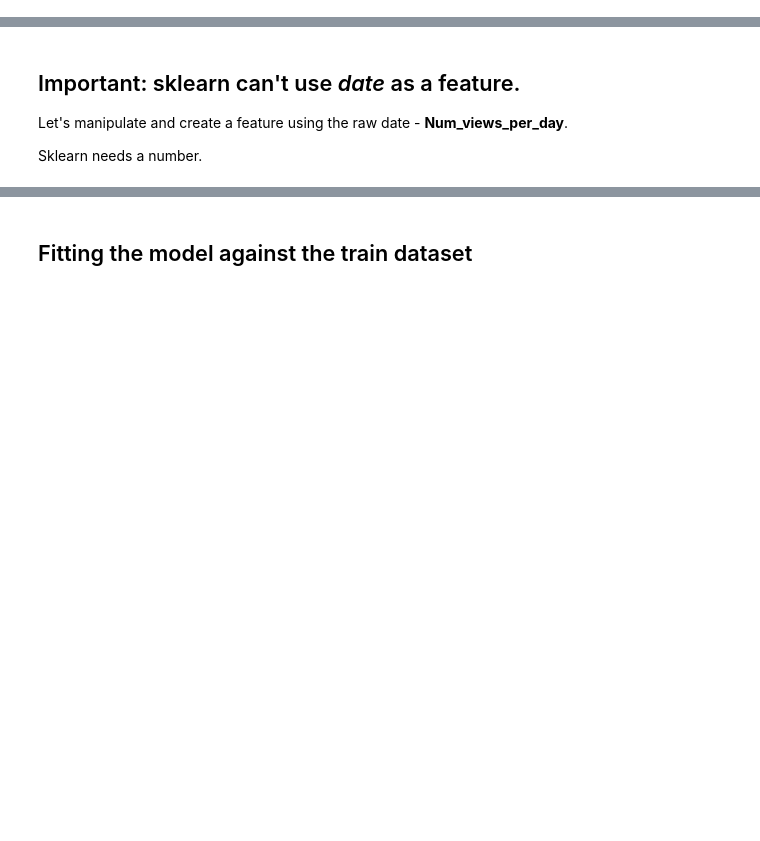
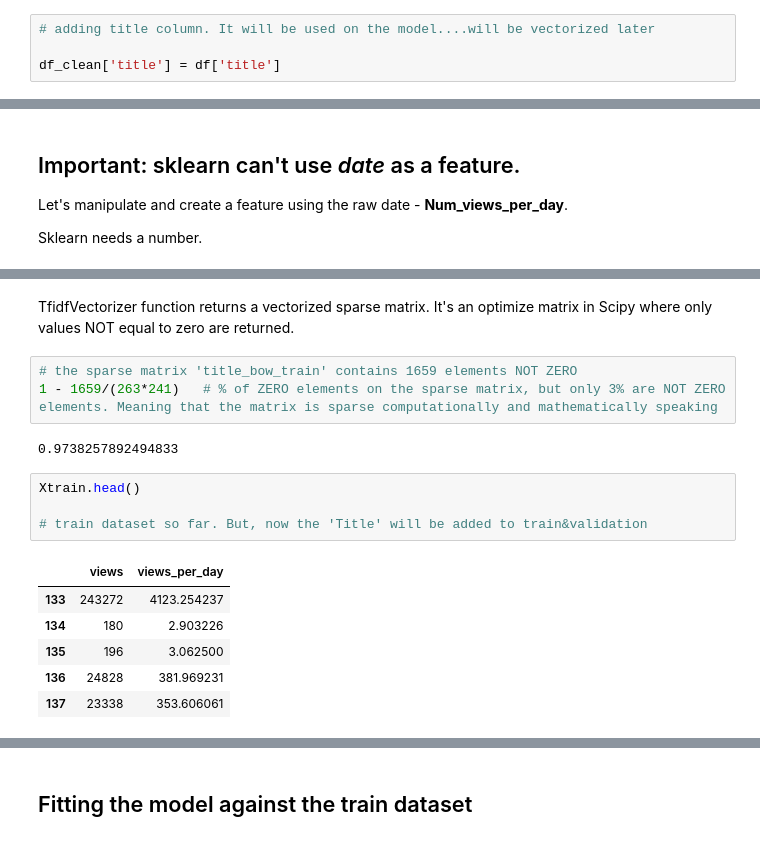
Before and after one commit to danielcdo/End-to-End-ML-Project, a Jupyter notebook: models/model2.ipynb, the cells around one changed output, grey strips where cells are left out. Saved outputs shown, nothing was run; the diff lists cells and outputs as text; blank space fills up the shorter version.

```diff
--- a/models/model2.ipynb
+++ b/models/model2.ipynb
@@ -80,3 +102,7 @@ df_clean['date']
 df_clean['views'] = df['view_count'].fillna(0).astype(int)
+# %%
+# adding title column. It will be used on the model....will be vectorized later
+
+df_clean['title'] = df['title']
 # %%
 df_clean.dtypes
@@ -167,0 +240,18 @@ title_vec = TfindfVectorized(min_df=2)
+# %% [markdown]
+ TfidfVectorizer function returns a vectorized sparse matrix. It's an optimize matrix in Scipy where only values NOT equal to zero are returned.
+# %%
+# the sparse matrix 'title_bow_train' contains 1659 elements NOT ZERO
+1 - 1659/(263*241)   # % of ZERO elements on the sparse matrix, but only 3% are NOT ZERO elements. Meaning that the matrix is sparse computationally and mathematically speaking
+# %% [output]
+0.9738257892494833
+# %%
+Xtrain.head()
+
+# train dataset so far. But, now the 'Title' will be added to train&validation
+# %% [output]
+|  | views | views_per_day |
+| 133 | 243272 | 4123.254237 |
+| 134 | 180 | 2.903226 |
+| 135 | 196 | 3.062500 |
+| 136 | 24828 | 381.969231 |
+| 137 | 23338 | 353.606061 |
```
Also changed, not shown: parts of 39 cells of this notebook.
